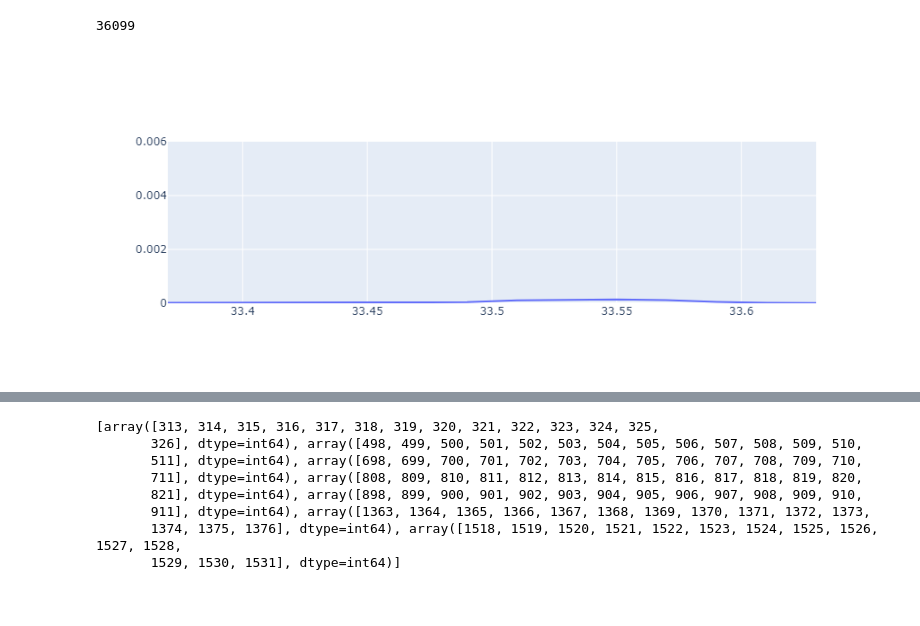
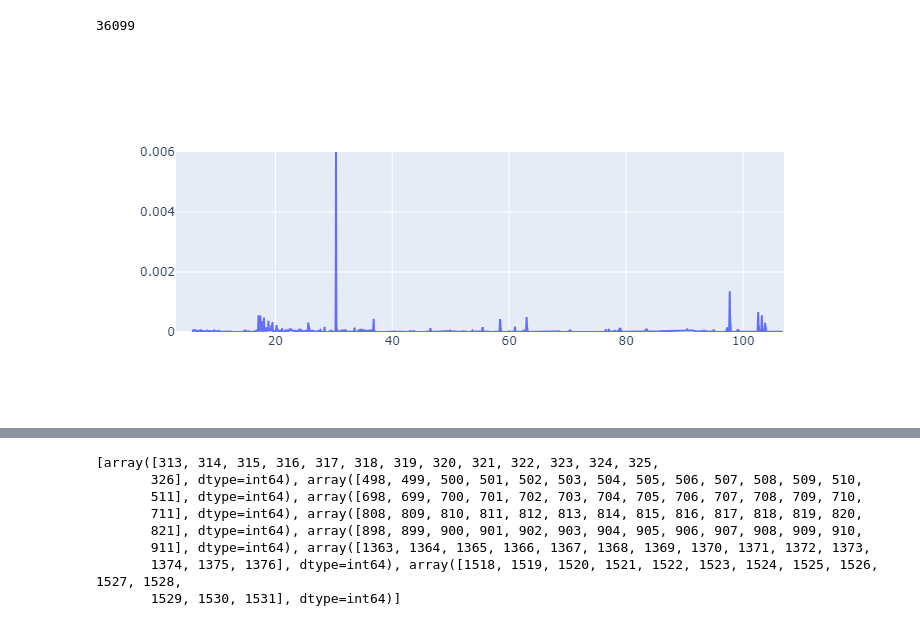
Before and after one commit to MaoChengzhi/EVE-spectrum-correction, a Jupyter notebook: Chapter4_year/data_process/EVE_basic_full.ipynb, the cells around one changed output, grey strips where cells are left out. Cells and saved outputs as stored; diff of their text form; code cells hidden in the pictures.

```diff
--- a/Chapter4_year/data_process/EVE_basic_full.ipynb
+++ b/Chapter4_year/data_process/EVE_basic_full.ipynb
@@ -40,12 +40,15 @@ wavelength_list_full=eve_data['wavelength']
 # %%
 # Extracting the relevant data
 a=eve_data['irradiance'][0]
+# index=np.arange(1000)
+# index=[100,200]
 
 # Creating a figure using Plotly Graph Objects
-fig = go.Figure(data=go.Scatter(x=wavelength_list_full[index],y=a[index], mode='lines'))
+# fig = go.Figure(data=go.Scatter(x=wavelength_list_full[index],y=a[index], mode='lines'))
+fig = go.Figure(data=go.Scatter(x=wavelength_list_full[:],y=a[:], mode='lines'))
 
 fig.update_yaxes(#title_text="Stddev (nm)",
               range=[0, 0.006],
                 )
 # %% [output]
-[figure, old version]
+[figure, new version]
```
Also changed, not shown: parts of 5 cells of this notebook, 49 other files.
